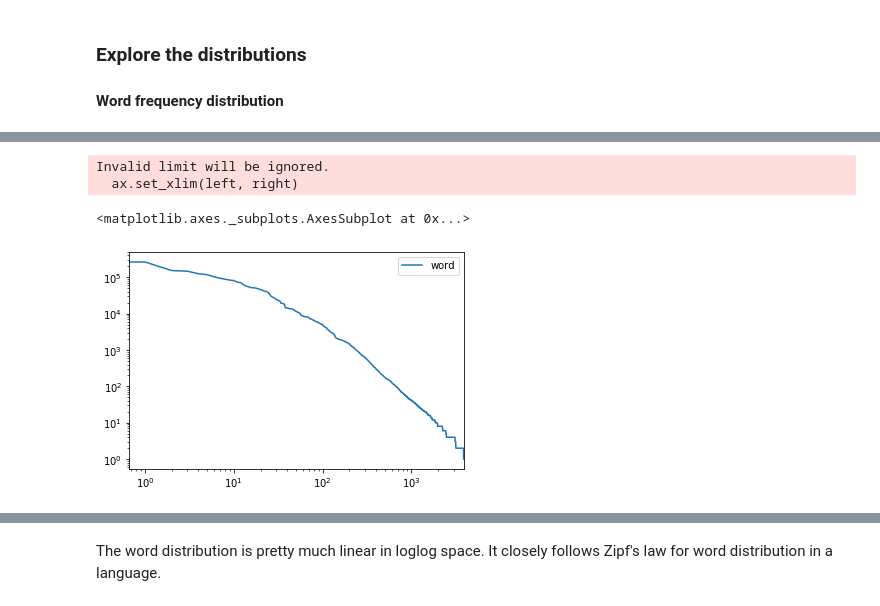
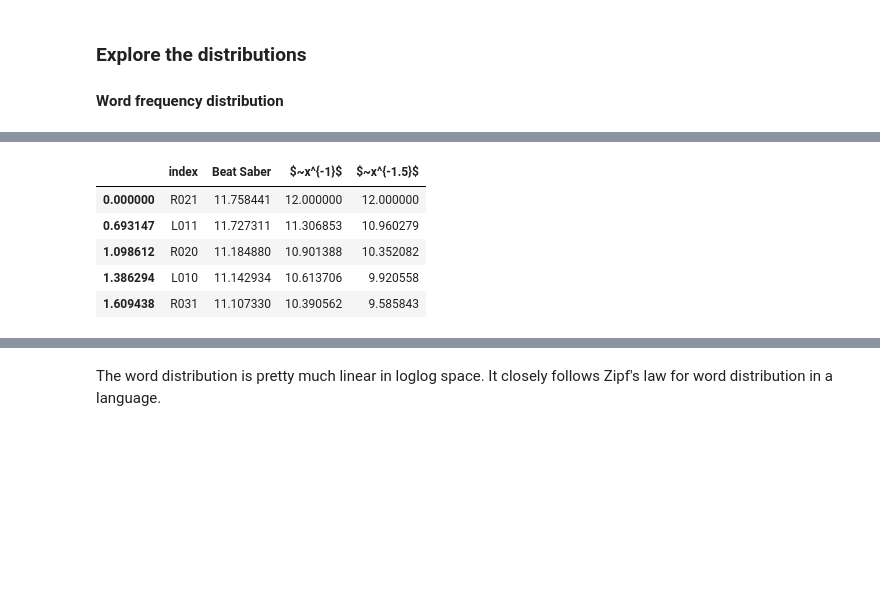
Before and after one commit to ronaldluc/DeepSaber, a Jupyter notebook: research/action_vectors/create_action_embeddings.ipynb, the cells around one changed output, grey strips where cells are left out. Saved outputs shown, nothing was run; the diff lists cells and outputs as text; code cells hidden in the pictures; blank space fills up the shorter version.

```diff
--- a/research/action_vectors/create_action_embeddings.ipynb
+++ b/research/action_vectors/create_action_embeddings.ipynb
@@ -36,7 +37,16 @@ In the `train` set, there are 3890 unique words.
-# %%
-train.word.value_counts().reset_index().plot(loglog=True)
-# %% [output]
-Invalid limit will be ignored.
-  ax.set_xlim(left, right)
-<matplotlib.axes._subplots.AxesSubplot at 0x...>
-[figure, removed]
+# %%
+import numpy as np
+zipf = train.word.value_counts().reset_index()
+zipf.word = np.log(zipf.word)
+zipf.index = np.log(zipf.index + 1)
+zipf = zipf.rename(columns={'word': 'Beat Saber'})
+zipf['$~x^{-1}$'] = 12 - zipf.index
+zipf['$~x^{-1.5}$'] = 12 - zipf.index * 12/8
+zipf.head()
+# %% [output]
+|  | index | Beat Saber | $~x^{-1}$ | $~x^{-1.5}$ |
+| 0.000000 | R021 | 11.758441 | 12.000000 | 12.000000 |
+| 0.693147 | L011 | 11.727311 | 11.306853 | 10.960279 |
+| 1.098612 | R020 | 11.184880 | 10.901388 | 10.352082 |
+| 1.386294 | L010 | 11.142934 | 10.613706 | 9.920558 |
+| 1.609438 | R031 | 11.107330 | 10.390562 | 9.585843 |
```
Also changed, not shown: parts of 4 cells of this notebook, 8 other files.
